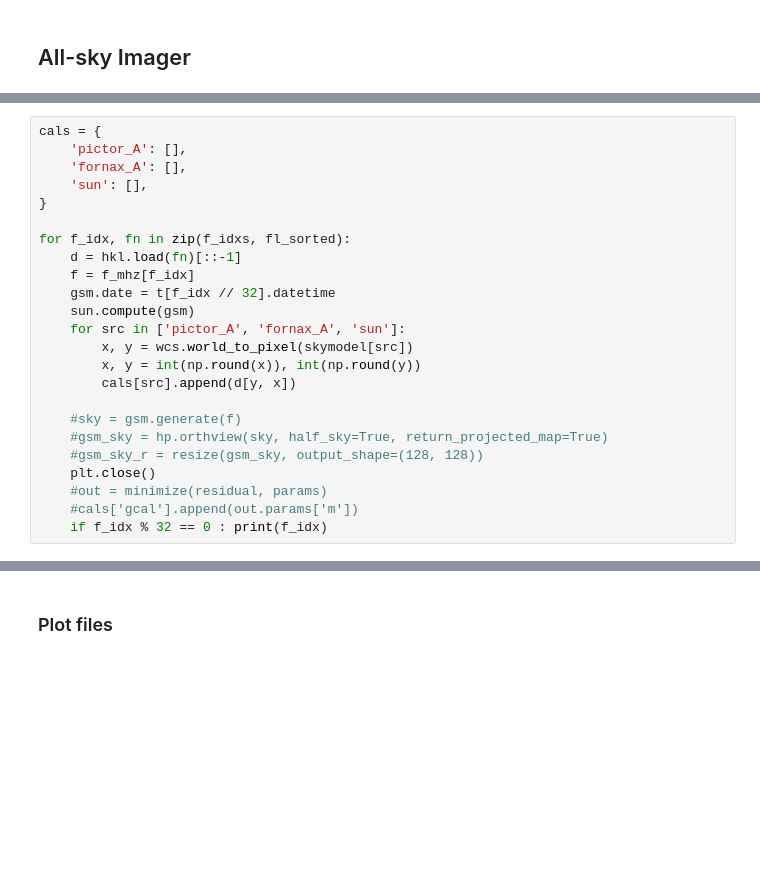
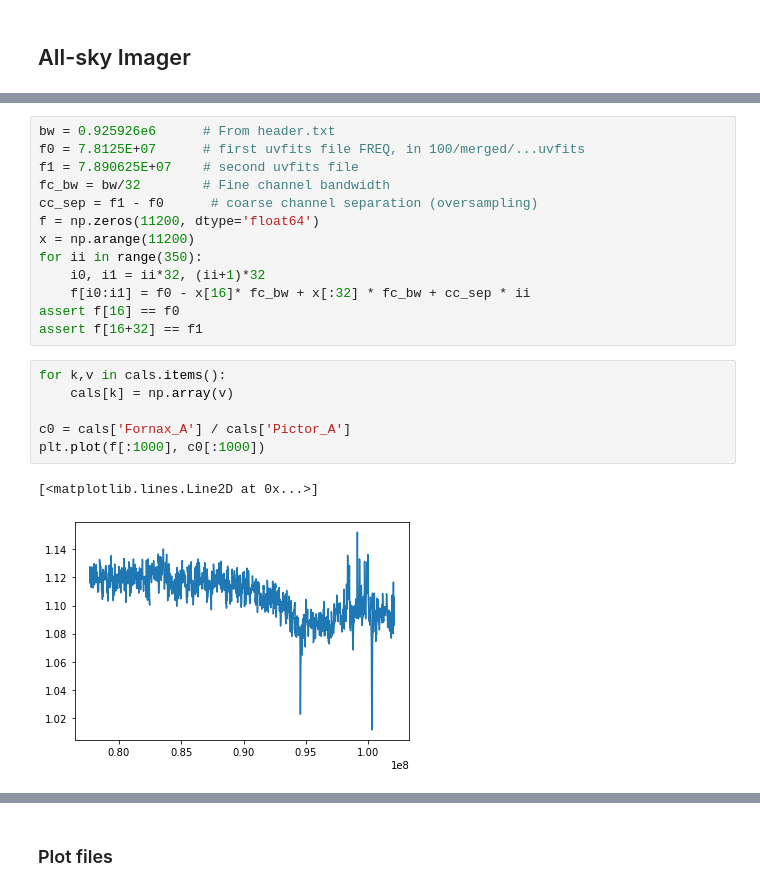
Before and after one commit to telegraphic/postx, a Jupyter notebook: img_wcs.ipynb, the cells around one changed output, grey strips where cells are left out. Saved outputs shown, nothing was run; the diff lists cells and outputs as text; blank space fills up the shorter version.

```diff
--- a/img_wcs.ipynb
+++ b/img_wcs.ipynb
@@ -315,24 +288,22 @@ KeyboardInterrupt:
-# %%
-cals = {
-    'pictor_A': [],
-    'fornax_A': [],
-    'sun': [],
-}
-
-for f_idx, fn in zip(f_idxs, fl_sorted):
-    d = hkl.load(fn)[::-1]
-    f = f_mhz[f_idx]
-    gsm.date = t[f_idx // 32].datetime
-    sun.compute(gsm)
-    for src in ['pictor_A', 'fornax_A', 'sun']:
-        x, y = wcs.world_to_pixel(skymodel[src])
-        x, y = int(np.round(x)), int(np.round(y))
-        cals[src].append(d[y, x])
-
-    #sky = gsm.generate(f)
-    #gsm_sky = hp.orthview(sky, half_sky=True, return_projected_map=True)
-    #gsm_sky_r = resize(gsm_sky, output_shape=(128, 128))
-    plt.close()
-    #out = minimize(residual, params)
-    #cals['gcal'].append(out.params['m'])
-    if f_idx % 32 == 0 : print(f_idx)
+# %%
+bw = 0.925926e6      # From header.txt
+f0 = 7.8125E+07      # first uvfits file FREQ, in 100/merged/...uvfits
+f1 = 7.890625E+07    # second uvfits file
+fc_bw = bw/32        # Fine channel bandwidth
+cc_sep = f1 - f0      # coarse channel separation (oversampling)
+f = np.zeros(11200, dtype='float64')
+x = np.arange(11200)
+for ii in range(350):
+    i0, i1 = ii*32, (ii+1)*32
+    f[i0:i1] = f0 - x[16]* fc_bw + x[:32] * fc_bw + cc_sep * ii
+assert f[16] == f0
+assert f[16+32] == f1
+# %%
+for k,v in cals.items():
+    cals[k] = np.array(v)
+
+c0 = cals['Fornax_A'] / cals['Pictor_A']
+plt.plot(f[:1000], c0[:1000])
+# %% [output]
+[<matplotlib.lines.Line2D at 0x...>]
+[figure, added]
```
Also changed, not shown: parts of 29 cells of this notebook, 8 other files.
